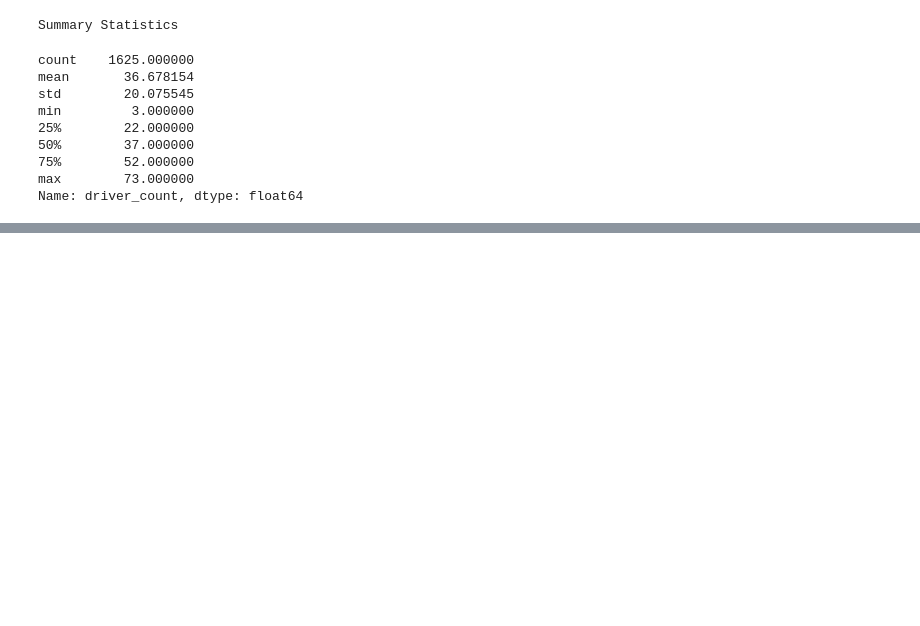
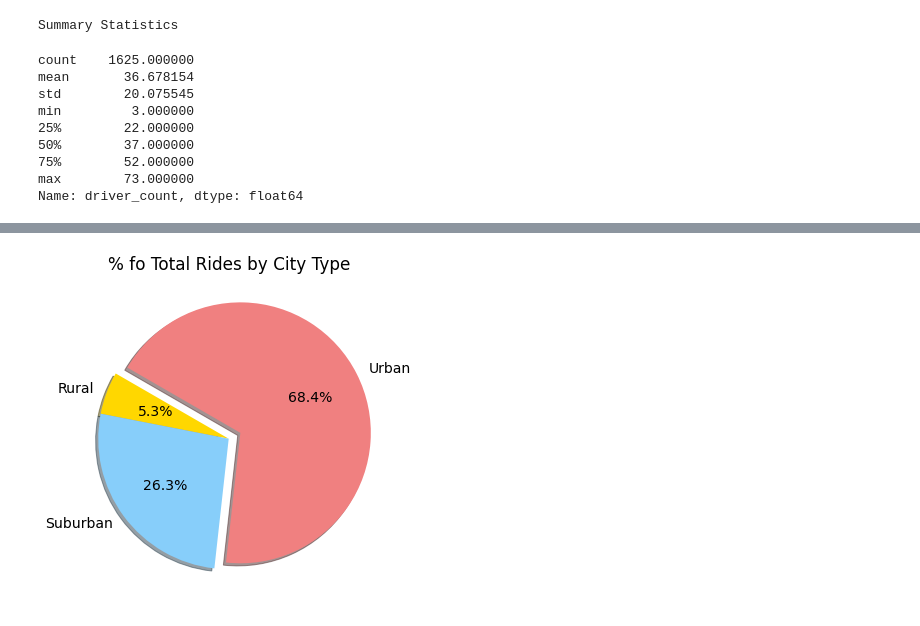
Before and after one commit to jipearson/PyBer_Analysis, a Jupyter notebook: PyBer.ipynb, the cells around one changed output, grey strips where cells are left out. Drawn from its saved outputs; the diff is of its cells as text; code cells hidden in the pictures; blank space fills up the shorter version.

```diff
--- a/PyBer.ipynb
+++ b/PyBer.ipynb
@@ -395,0 +469,19 @@ Name: driver_count, dtype: float64
+# %%
+# Create the pie chart
+plt.subplots(figsize=(10,6))
+mpl.rcParams['font.size'] = 14
+plt.pie(ride_percents
+       ,labels=["Rural","Suburban","Urban"]
+       ,colors=["gold","lightskyblue","lightcoral"]
+       ,explode=[0,0,.1]
+       ,autopct='%1.1f%%'
+       ,shadow=True
+       ,startangle=150)
+
+plt.title("% fo Total Rides by City Type")
+
+plt.savefig("analysis/Total_Rides_Pie.png")
+
+plt.show()
+# %% [output]
+[figure, added]
```
Also changed, not shown: parts of 7 cells of this notebook, 3 other files.
